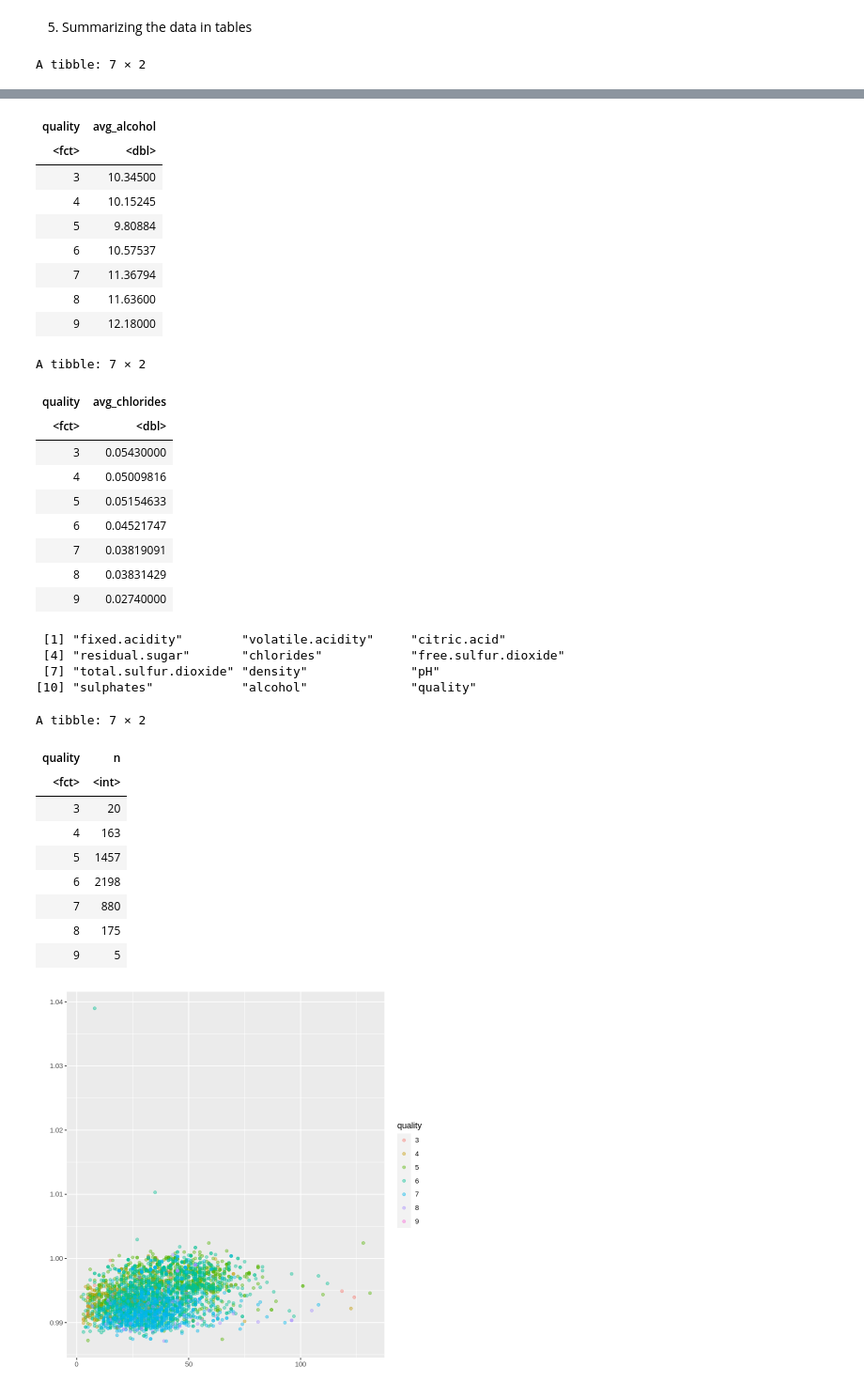
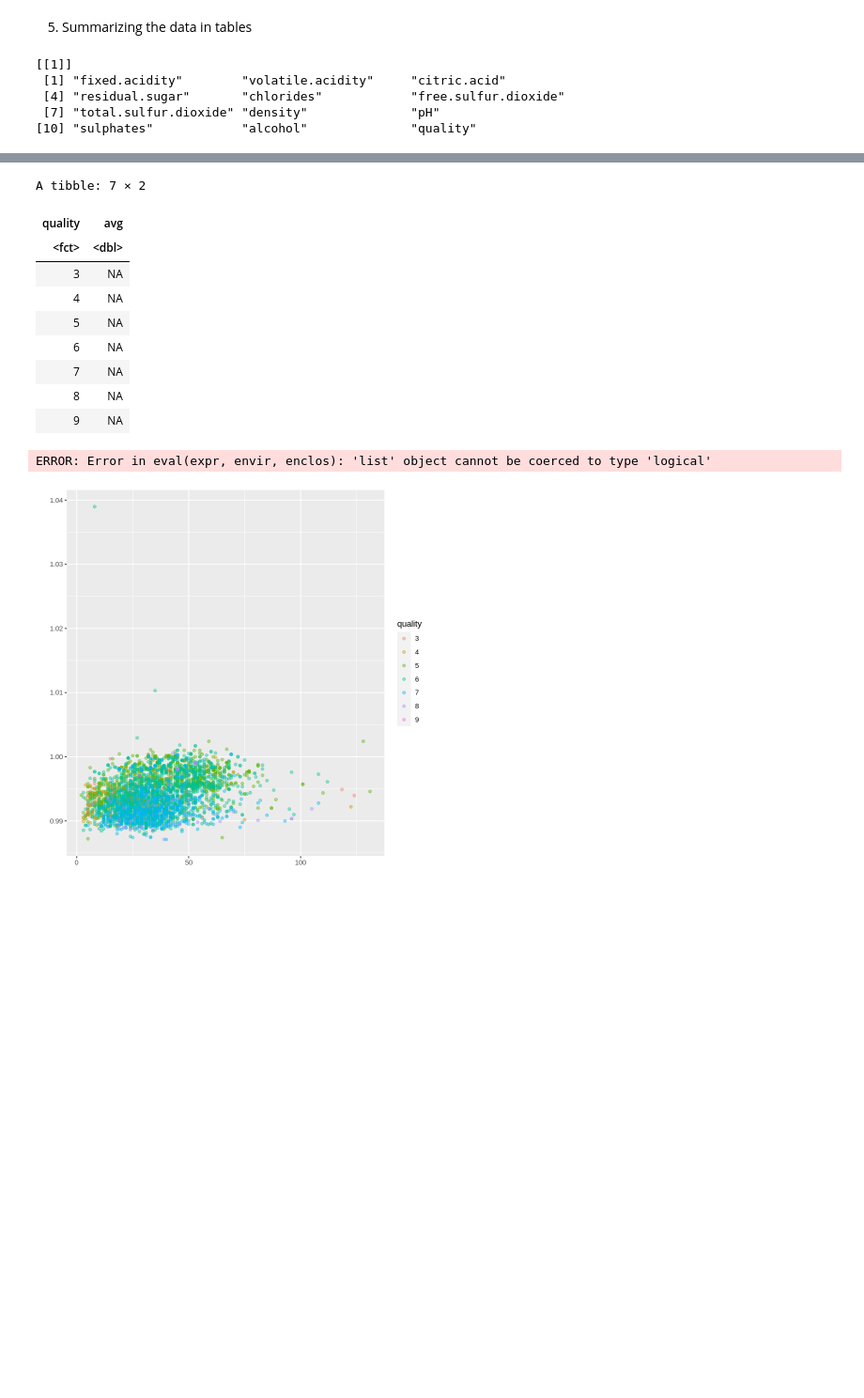
Before and after one commit to rileywheadon/dsci100-project-proposal, a Jupyter notebook: project_proposal.ipynb, the cells around one changed output, grey strips where cells are left out. Shown: that part at 94% size. Saved outputs shown, nothing was run; the diff lists cells and outputs as text; code cells hidden in the pictures; blank space fills up the shorter version.

Commit message:
Playing around with tables

```diff
--- a/project_proposal.ipynb
+++ b/project_proposal.ipynb
@@ -75,18 +75,35 @@ wine_testing <- testing(wine_split)
 # %% [markdown]
 5. Summarizing the data in tables
 # %%
-best_wine <- filter(wine_testing, quality == 9)
+#best_wine <- filter(wine_testing, quality == 9)
 
-averages1 <- group_by(wine, quality) |> summarize(avg_alcohol = mean(alcohol))
-averages1
+#averages1 <- group_by(wine, quality) |> summarize(avg_alcohol = mean(alcohol))
+#averages1
 
-averages2 <- group_by(wine, quality) |> summarize(avg_chlorides = mean(chlorides))
-averages2
+#averages2 <- group_by(wine, quality) |> summarize(avg_chlorides = mean(chlorides))
+#averages2
 
-columns <- c(colnames(wine))
+quality_averages <- data.frame(quality = 3, 4, 5, 6, 7, 8, 9)
+
+columns <- list(colnames(wine))
+#columns <- columns[1:11]
 columns
 
-number_of_samples <- group_by(wine, quality) |> summarize(n = n())
-number_of_samples
+for (c in columns) {
+    new_column <- group_by(wine_training, quality) |> summarize(avg = mean(c))
+    #bind_cols(quality_averages, new_column)
+    #quality_averages
+    }
+
+new_column
+
+as.logical(columns[1])
+
+#number_of_samples <- group_by(wine, quality) |> summarize(n = n())
+#number_of_samples
 # %% [output]
-A tibble: 7 × 2
+[[1]]
+ [1] "fixed.acidity"        "volatile.acidity"     "citric.acid"
+ [4] "residual.sugar"       "chlorides"            "free.sulfur.dioxide"
+ [7] "total.sulfur.dioxide" "density"              "pH"
+[10] "sulphates"            "alcohol"              "quality"
@@ -93,36 +124,14 @@ A tibble: 7 × 2
+A tibble: 7 × 2
-| quality | avg_alcohol |
+| quality | avg |
 | <fct> | <dbl> |
-| 3 | 10.34500 |
-| 4 | 10.15245 |
-| 5 | 9.80884 |
-| 6 | 10.57537 |
-| 7 | 11.36794 |
-| 8 | 11.63600 |
-| 9 | 12.18000 |
+| 3 | NA |
+| 4 | NA |
+| 5 | NA |
+| 6 | NA |
+| 7 | NA |
+| 8 | NA |
+| 9 | NA |
-A tibble: 7 × 2
-| quality | avg_chlorides |
-| <fct> | <dbl> |
-| 3 | 0.05430000 |
-| 4 | 0.05009816 |
-| 5 | 0.05154633 |
-| 6 | 0.04521747 |
-| 7 | 0.03819091 |
-| 8 | 0.03831429 |
-| 9 | 0.02740000 |
- [1] "fixed.acidity"        "volatile.acidity"     "citric.acid"
- [4] "residual.sugar"       "chlorides"            "free.sulfur.dioxide"
- [7] "total.sulfur.dioxide" "density"              "pH"
-[10] "sulphates"            "alcohol"              "quality"
-A tibble: 7 × 2
+ERROR: Error in eval(expr, envir, enclos): 'list' object cannot be coerced to type 'logical'
-| quality | n |
-| <fct> | <int> |
-| 3 | 20 |
-| 4 | 163 |
-| 5 | 1457 |
-| 6 | 2198 |
-| 7 | 880 |
-| 8 | 175 |
-| 9 | 5 |
 # %%
 tester_plot <- ggplot(wine_training, aes(x = free.sulfur.dioxide, y = density, colour = quality)) +
     geom_point(alpha = 0.4) +
```
Also changed, not shown: parts of 2 cells of this notebook.
